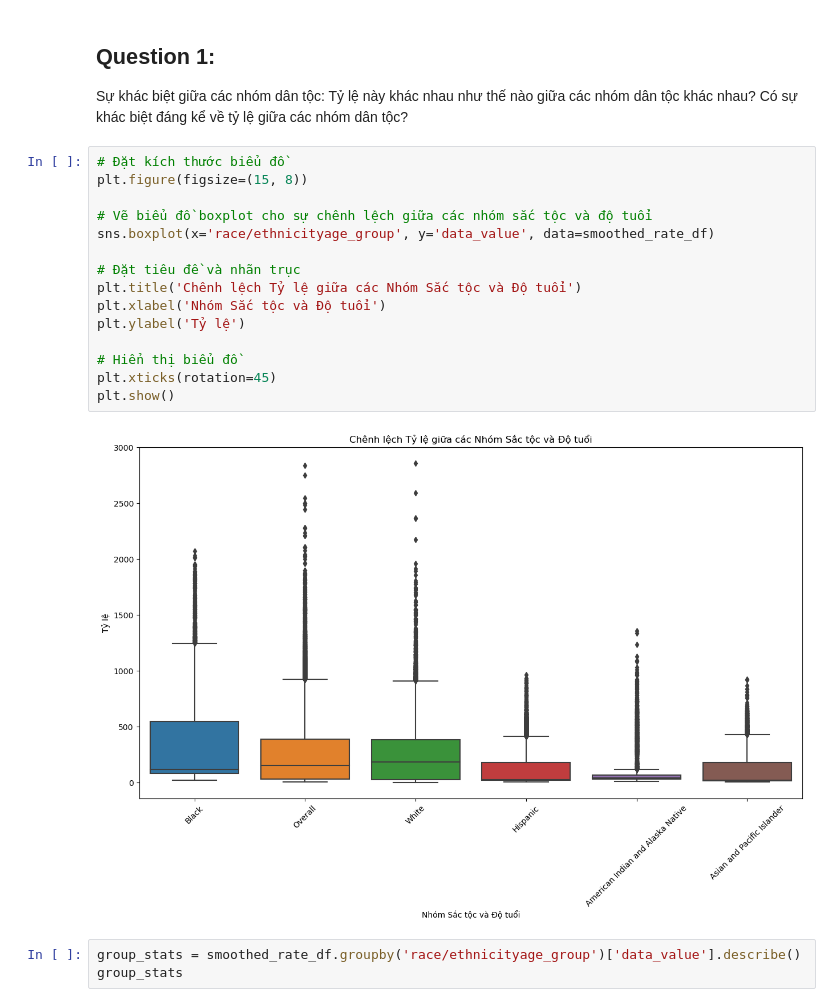
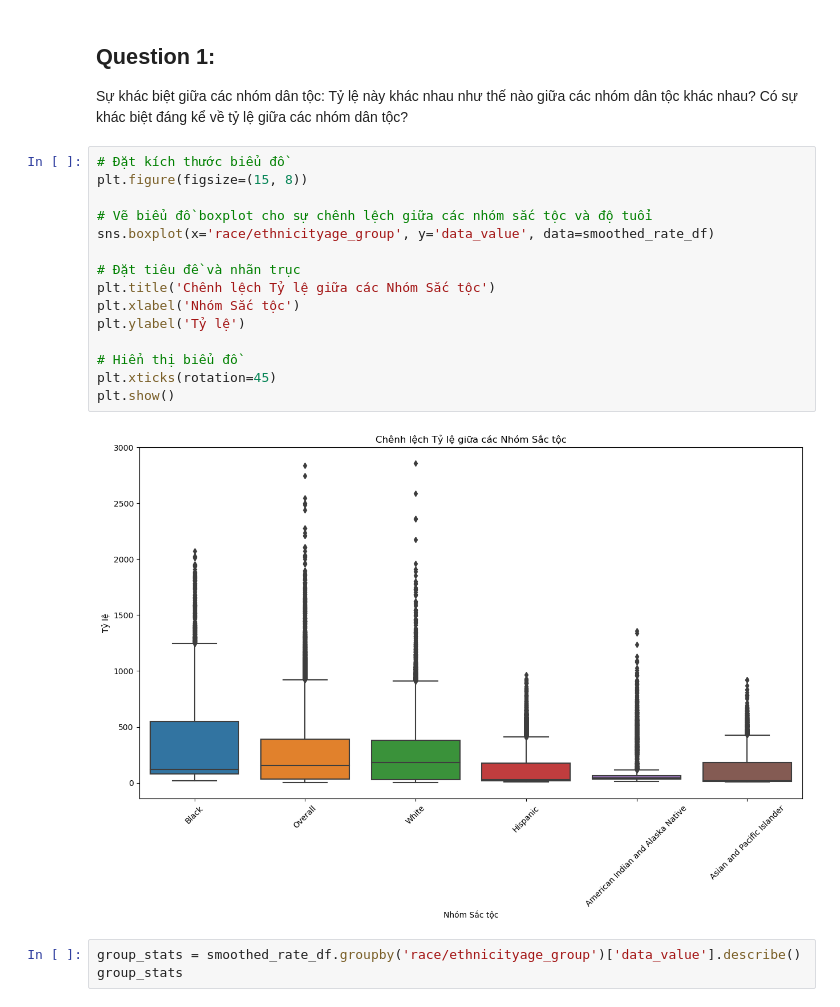
Before and after one commit to GenNyu/Intro2DS, a Jupyter notebook: Make_questions.ipynb, the cells around one changed output. Drawn from its saved outputs; the diff is of its cells as text.

```diff
--- a/Make_questions.ipynb
+++ b/Make_questions.ipynb
@@ -14,20 +14,20 @@ Sự khác biệt giữa các nhóm dân tộc: Tỷ lệ này khác nhau như t
 # %%
 # Đặt kích thước biểu đồ
 plt.figure(figsize=(15, 8))
 
 # Vẽ biểu đồ boxplot cho sự chênh lệch giữa các nhóm sắc tộc và độ tuổi
 sns.boxplot(x='race/ethnicityage_group', y='data_value', data=smoothed_rate_df)
 
 # Đặt tiêu đề và nhãn trục
-plt.title('Chênh lệch Tỷ lệ giữa các Nhóm Sắc tộc và Độ tuổi')
-plt.xlabel('Nhóm Sắc tộc và Độ tuổi')
+plt.title('Chênh lệch Tỷ lệ giữa các Nhóm Sắc tộc')
+plt.xlabel('Nhóm Sắc tộc')
 plt.ylabel('Tỷ lệ')
 
 # Hiển thị biểu đồ
 plt.xticks(rotation=45)
 plt.show()
 # %% [output]
-[figure, old version]
+[figure, new version]
 # %%
 group_stats = smoothed_rate_df.groupby('race/ethnicityage_group')['data_value'].describe()
 group_stats
```
Also changed, not shown: 4 other files.
